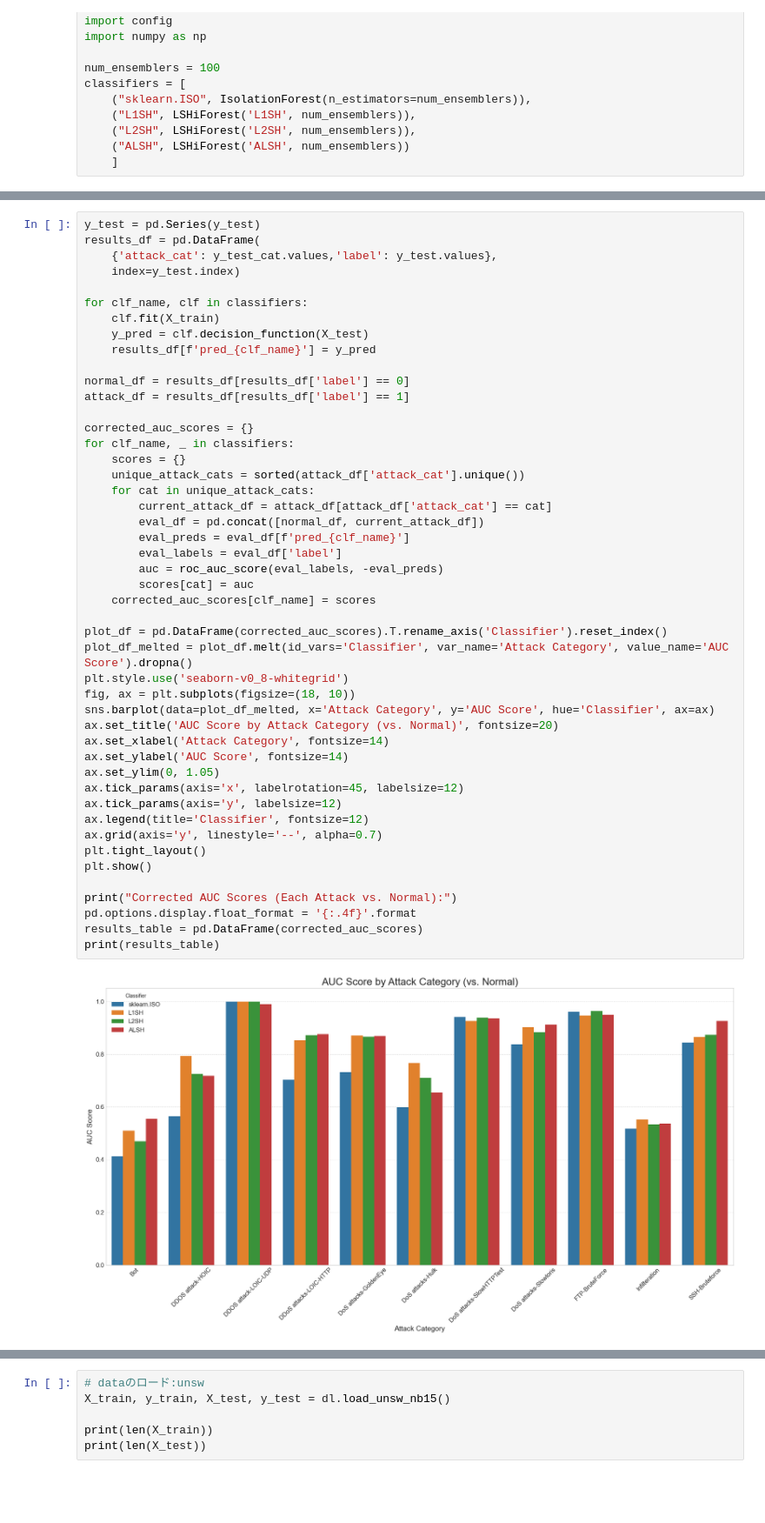
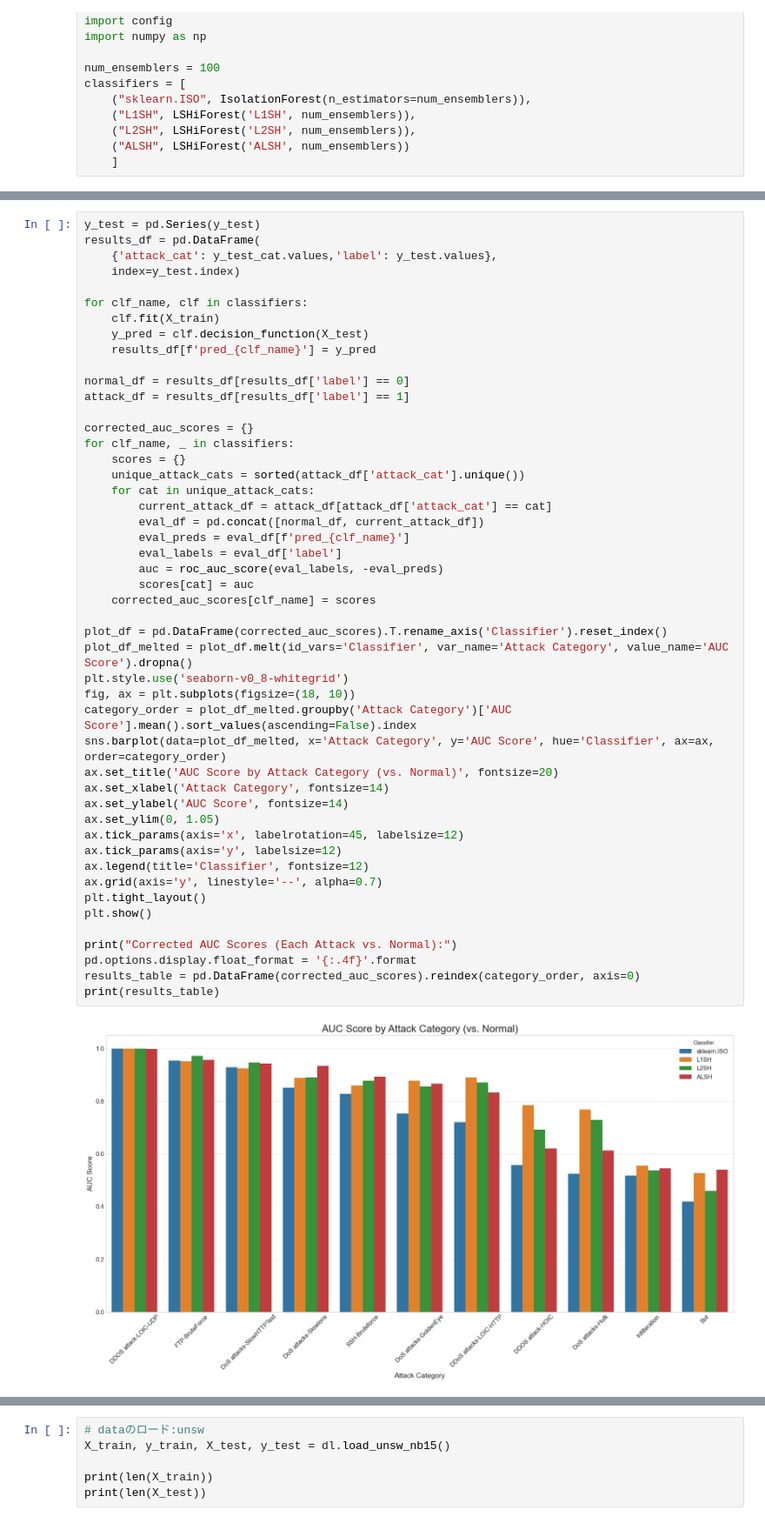
Before and after one commit to Sugata10723/ids-lshiforest, a Jupyter notebook: lshiforest/main.ipynb, the cells around one changed output, grey strips where cells are left out. Shown: that part at 87% size. Saved outputs shown, nothing was run; the diff lists cells and outputs as text; blank space fills up the shorter version.

Commit message:
Display ordered results

```diff
--- a/lshiforest/main.ipynb
+++ b/lshiforest/main.ipynb
@@ -79,35 +79,36 @@ for clf_name, _ in classifiers:
     scores = {}
     unique_attack_cats = sorted(attack_df['attack_cat'].unique())
     for cat in unique_attack_cats:
         current_attack_df = attack_df[attack_df['attack_cat'] == cat]
         eval_df = pd.concat([normal_df, current_attack_df])
         eval_preds = eval_df[f'pred_{clf_name}']
         eval_labels = eval_df['label']
         auc = roc_auc_score(eval_labels, -eval_preds)
         scores[cat] = auc
     corrected_auc_scores[clf_name] = scores
 
 plot_df = pd.DataFrame(corrected_auc_scores).T.rename_axis('Classifier').reset_index()
 plot_df_melted = plot_df.melt(id_vars='Classifier', var_name='Attack Category', value_name='AUC Score').dropna()
 plt.style.use('seaborn-v0_8-whitegrid')
 fig, ax = plt.subplots(figsize=(18, 10))
-sns.barplot(data=plot_df_melted, x='Attack Category', y='AUC Score', hue='Classifier', ax=ax)
+category_order = plot_df_melted.groupby('Attack Category')['AUC Score'].mean().sort_values(ascending=False).index
+sns.barplot(data=plot_df_melted, x='Attack Category', y='AUC Score', hue='Classifier', ax=ax, order=category_order)
 ax.set_title('AUC Score by Attack Category (vs. Normal)', fontsize=20)
 ax.set_xlabel('Attack Category', fontsize=14)
 ax.set_ylabel('AUC Score', fontsize=14)
 ax.set_ylim(0, 1.05)
 ax.tick_params(axis='x', labelrotation=45, labelsize=12)
 ax.tick_params(axis='y', labelsize=12)
 ax.legend(title='Classifier', fontsize=12)
 ax.grid(axis='y', linestyle='--', alpha=0.7)
 plt.tight_layout()
 plt.show()
 
 print("Corrected AUC Scores (Each Attack vs. Normal):")
 pd.options.display.float_format = '{:.4f}'.format
-results_table = pd.DataFrame(corrected_auc_scores)
+results_table = pd.DataFrame(corrected_auc_scores).reindex(category_order, axis=0)
 print(results_table)
 # %% [output]
-[figure, old version]
+[figure, new version]
 Corrected AUC Scores (Each Attack vs. Normal):
                           sklearn.ISO   L1SH   L2SH   ALSH
```
Also changed, not shown: parts of 6 cells of this notebook, 2 other files.
